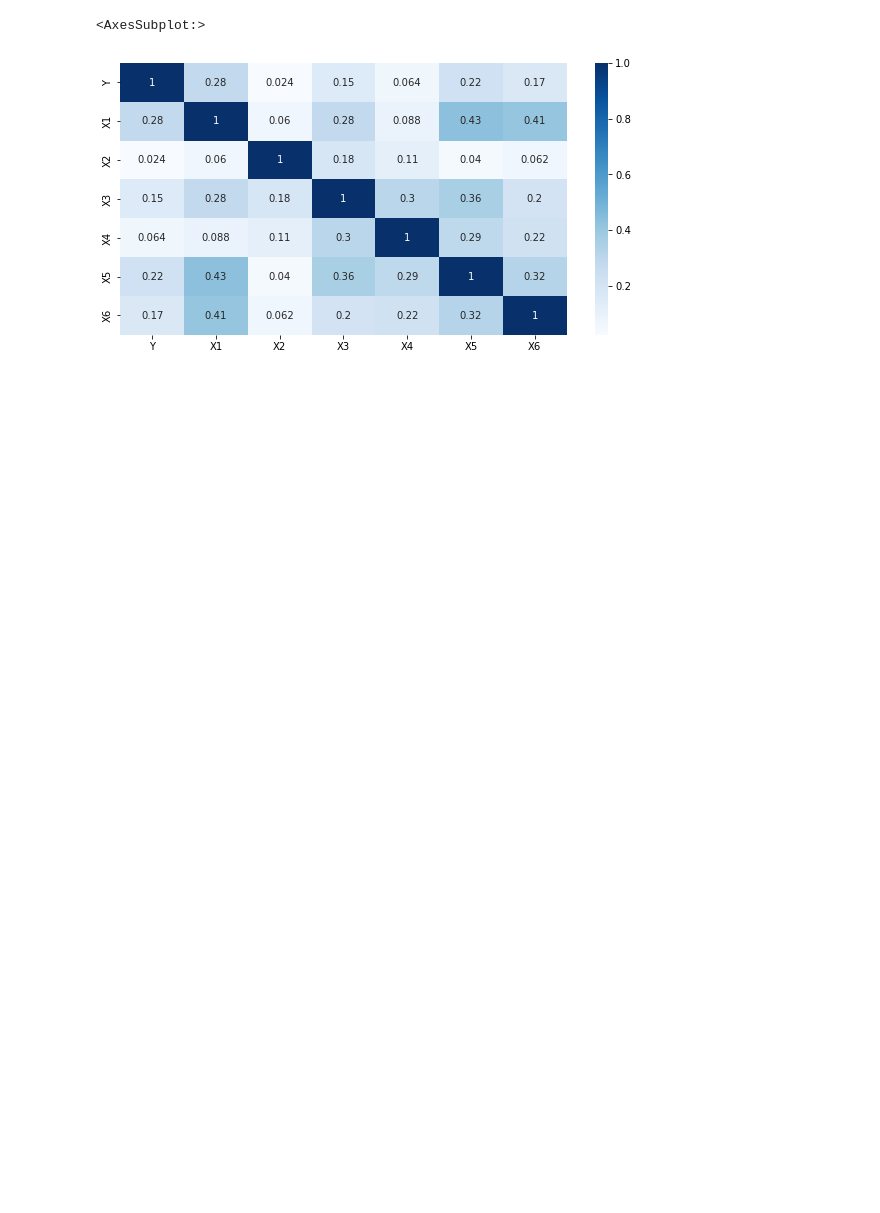
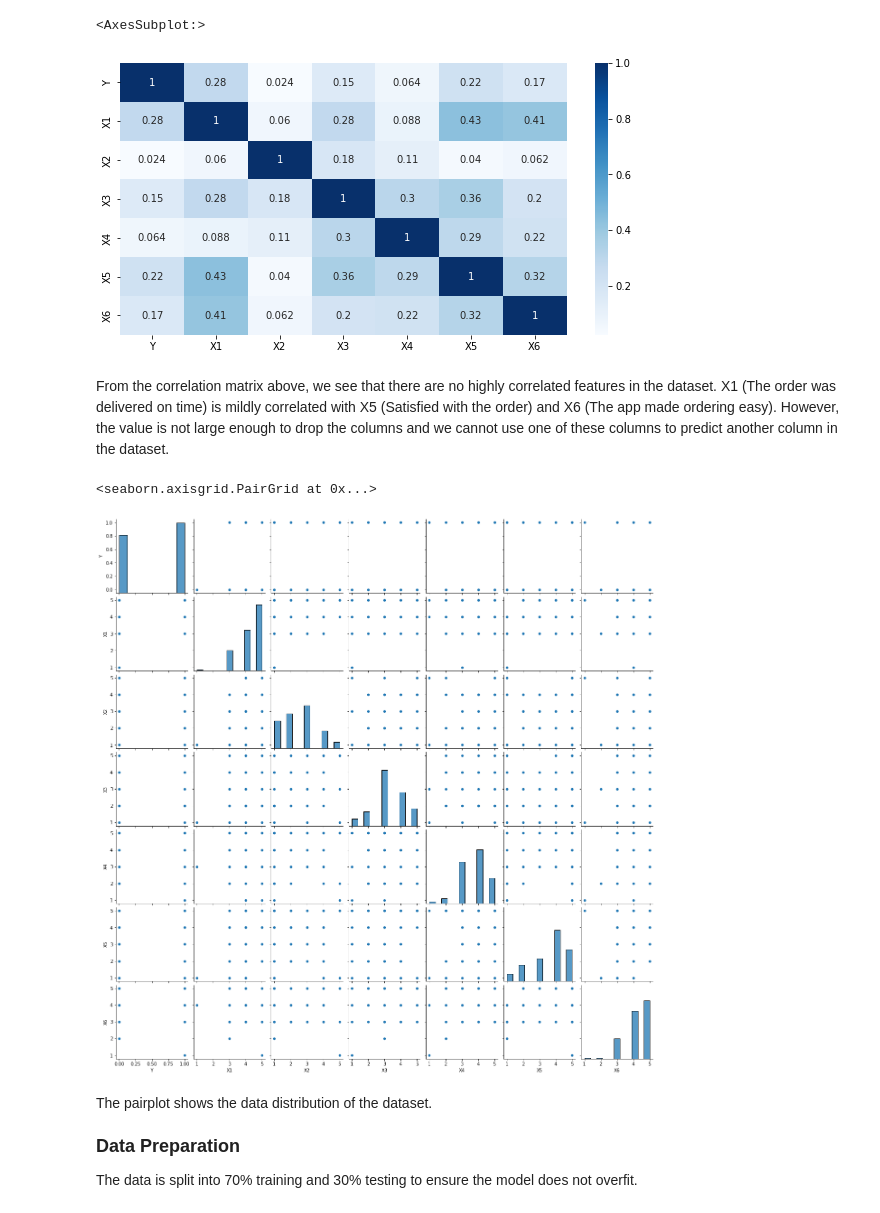
Before and after one commit to sudarshanng7/Vpl1ntbKbzbPLBGR, a Jupyter notebook: happy-customers.ipynb, the cells around one changed output. Cells and saved outputs as stored; diff of their text form; code cells hidden in the pictures; blank space fills up the shorter version.

```diff
--- a/happy-customers.ipynb
+++ b/happy-customers.ipynb
@@ -95,3 +106,16 @@ sns.heatmap(correlation_matrix, annot=True, cmap="Blues")
 # %% [output]
 <AxesSubplot:>
 [figure]
+# %% [markdown]
+From the correlation matrix above, we see that there are no highly correlated features in the dataset. X1 (The order was delivered on time) is mildly correlated with X5 (Satisfied with the order)  and X6 (The app made ordering easy). However, the value is not large enough to drop the columns and we cannot use one of these columns to predict another column in the dataset.
+# %%
+sns.pairplot(df)
+# %% [output]
+<seaborn.axisgrid.PairGrid at 0x...>
+[figure, added]
+# %% [markdown]
+The pairplot shows the data distribution of the dataset.
+# %% [markdown]
+<font size="4"><b>Data Preparation</b></font>
+
+The data is split into 70% training and 30% testing to ensure the model does not overfit.
```
Also changed, not shown: parts of 44 cells of this notebook.
